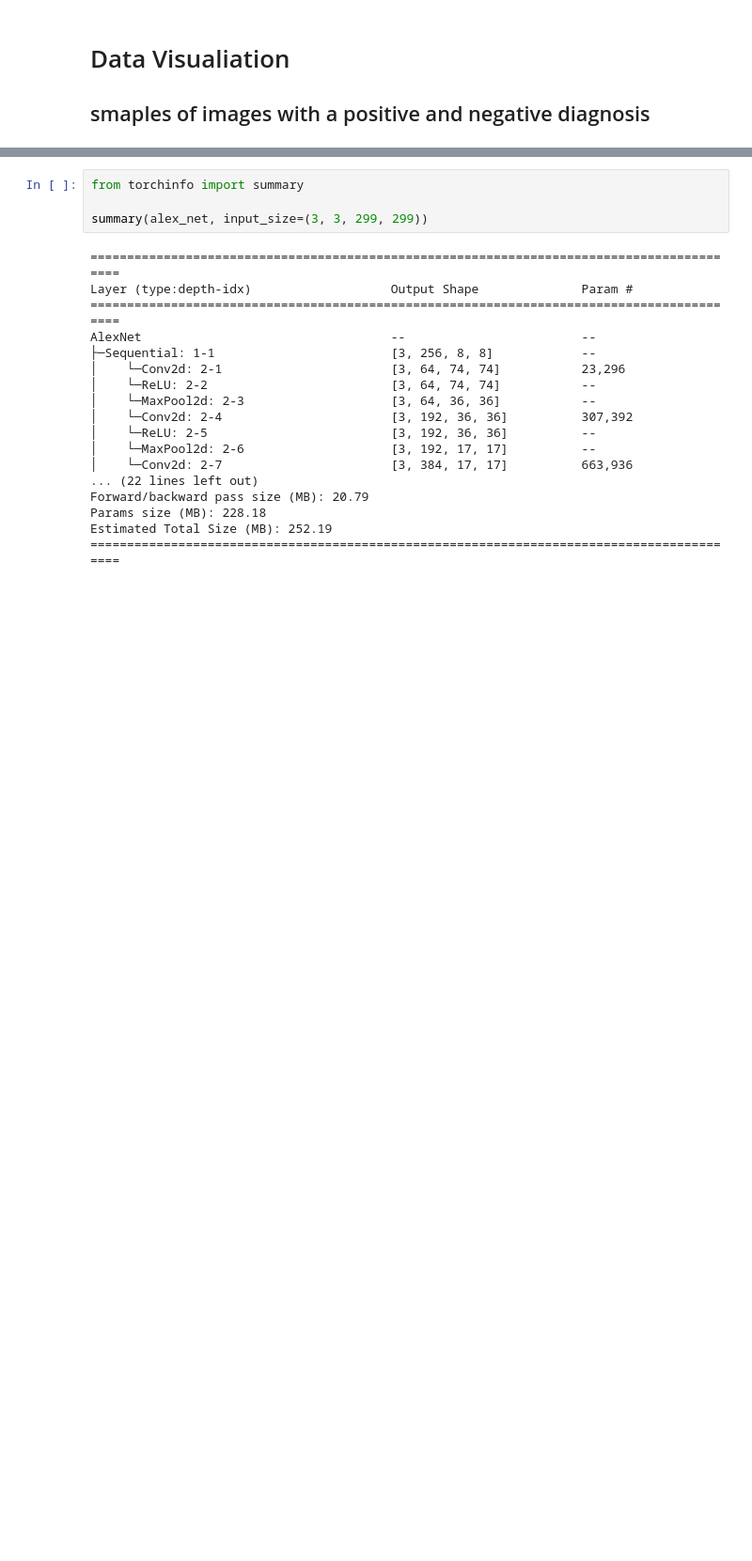
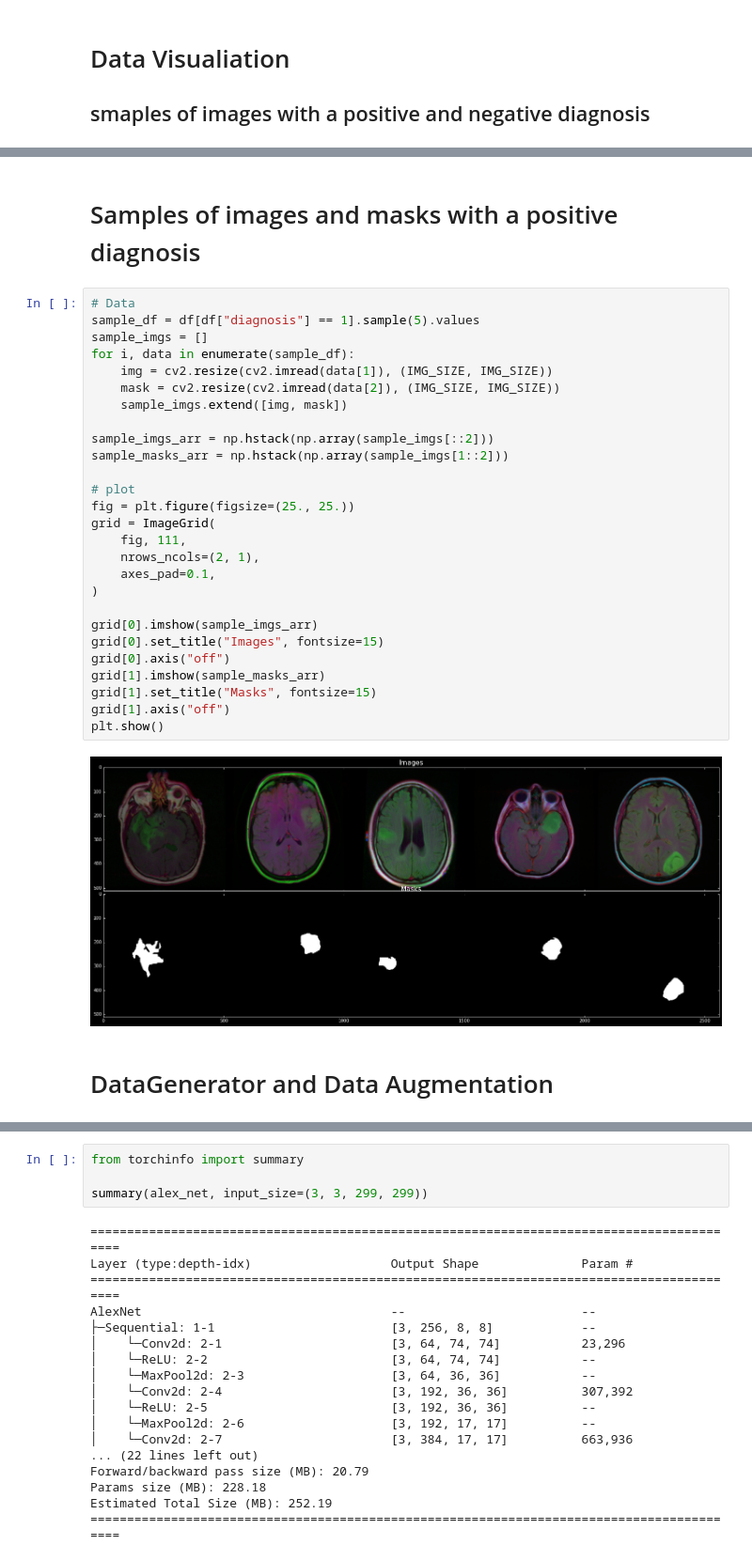
Before and after one commit to ChenKaiXuSan/Dense-U-Net-PyTorch, a Jupyter notebook: dataset/brain_dataset.ipynb, the cells around one changed output, grey strips where cells are left out. Shown at 94% size. Saved outputs shown, nothing was run; the diff lists cells and outputs as text; blank space fills up the shorter version.

```diff
--- a/dataset/brain_dataset.ipynb
+++ b/dataset/brain_dataset.ipynb
@@ -175,0 +238,33 @@ sample_imgs = []
+# %% [markdown]
+# Samples of images and masks with a positive diagnosis
+# %%
+# Data
+sample_df = df[df["diagnosis"] == 1].sample(5).values
+sample_imgs = []
+for i, data in enumerate(sample_df):
+    img = cv2.resize(cv2.imread(data[1]), (IMG_SIZE, IMG_SIZE))
+    mask = cv2.resize(cv2.imread(data[2]), (IMG_SIZE, IMG_SIZE))
+    sample_imgs.extend([img, mask])
+
+sample_imgs_arr = np.hstack(np.array(sample_imgs[::2]))
+sample_masks_arr = np.hstack(np.array(sample_imgs[1::2]))
+
+# plot
+fig = plt.figure(figsize=(25., 25.))
+grid = ImageGrid(
+    fig, 111,
+    nrows_ncols=(2, 1),
+    axes_pad=0.1,
+)
+
+grid[0].imshow(sample_imgs_arr)
+grid[0].set_title("Images", fontsize=15)
+grid[0].axis("off")
+grid[1].imshow(sample_masks_arr)
+grid[1].set_title("Masks", fontsize=15)
+grid[1].axis("off")
+plt.show()
+# %% [output]
+[figure, added]
+# %% [markdown]
+# DataGenerator and Data Augmentation
```
Also changed, not shown: parts of 19 cells of this notebook, 9 other files.
